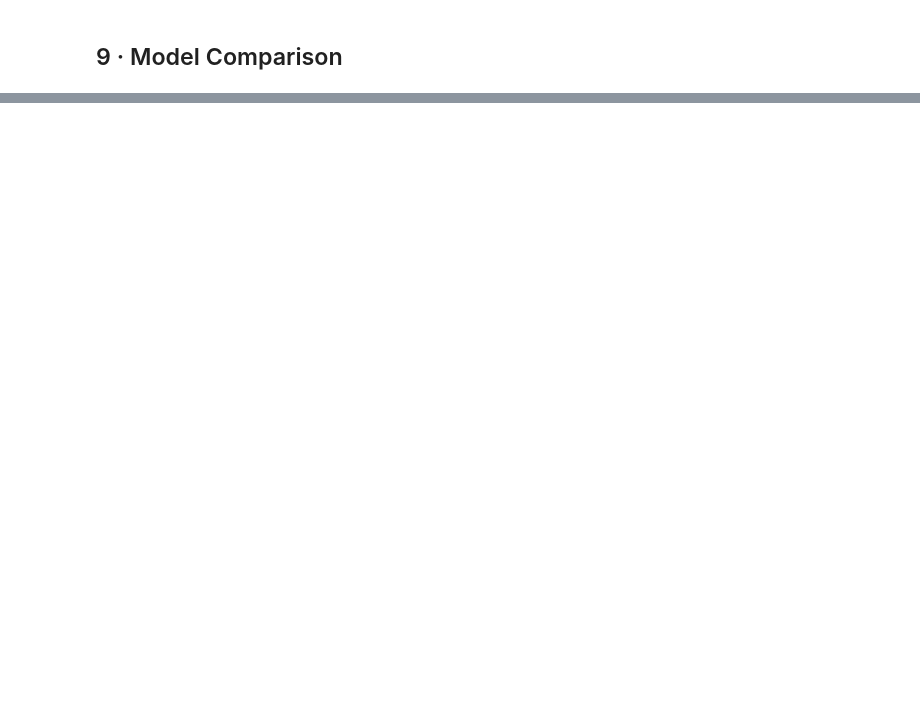
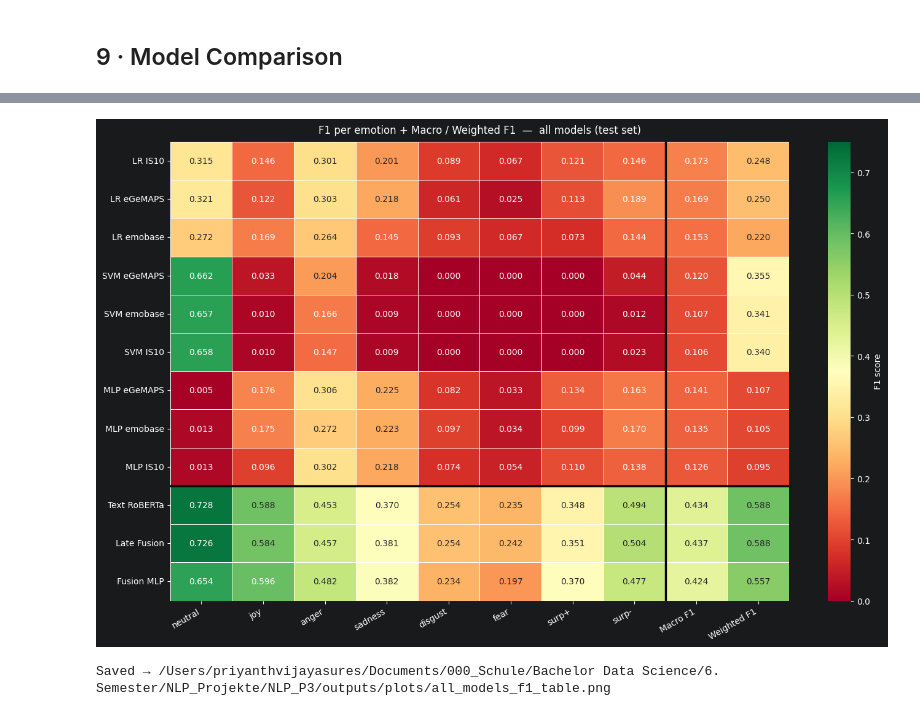
Before and after one commit to pvijayasures/NLP_P3, a Jupyter notebook: notebook/multimodal_experiments.ipynb, the cells around one changed output, grey strips where cells are left out. Drawn from its saved outputs; the diff is of its cells as text; code cells hidden in the pictures; blank space fills up the shorter version.

```diff
--- a/notebook/multimodal_experiments.ipynb
+++ b/notebook/multimodal_experiments.ipynb
@@ -825,0 +1194,65 @@ Plot saved → /Users/priyanthvijayasures/Documents/000_Schule/Bachelor Data Sci
+# %%
+_COL_NAMES = {
+    'neutral': 'neutral', 'joy': 'joy', 'anger': 'anger',
+    'sadness': 'sadness', 'disgust': 'disgust', 'fear': 'fear',
+    'surprise_positive': 'surp+', 'surprise_negative': 'surp-',
+}
+
+_ALL_MODELS_TABLE = {
+    # ── Audio ──────────────────────────────────────────────────────────────
+    'LR IS10':      'audio_lr_is10',
+    'LR eGeMAPS':   'audio_lr_egemaps',
+    'LR emobase':   'audio_lr_emobase',
+    'SVM eGeMAPS':  'audio_svm_egemaps',
+    'SVM emobase':  'audio_svm_emobase',
+    'SVM IS10':     'audio_svm_is10',
+    'MLP eGeMAPS':  'audio_mlp_egemaps',
+    'MLP emobase':  'audio_mlp_emobase',
+    'MLP IS10':     'audio_mlp_is10',
+    # ── Text & fusion ──────────────────────────────────────────────────────
+    'Text RoBERTa': 'text_roberta',
+    'Late Fusion':  LATE_TAG,
+    'Fusion MLP':   TAG,
+}
+_NON_AUDIO = {'Text RoBERTa', 'Late Fusion', 'Fusion MLP'}
+
+_rows = []
+for label, tag in _ALL_MODELS_TABLE.items():
+    p = get_metrics_path(tag)
+    if not p.exists():
+        continue
+    m = json.loads(p.read_text())
+    row = {'Model': label}
+    for c in EMOTION_LABELS:
+        row[_COL_NAMES[c]] = m['per_class'][c]['f1']
+    row['Macro F1']    = m['macro_f1']
+    row['Weighted F1'] = m['weighted_f1']
+    _rows.append(row)
+
+_df_tbl   = pd.DataFrame(_rows).set_index('Model')
+_n_audio  = sum(1 for r in _rows if r['Model'] not in _NON_AUDIO)
+
+fig, ax = plt.subplots(figsize=(14, 0.6 * len(_df_tbl) + 1.5))
+sns.heatmap(
+    _df_tbl, annot=True, fmt='.3f', cmap='RdYlGn',
+    vmin=0.0, vmax=0.75, linewidths=0.4, ax=ax,
+    cbar_kws={'label': 'F1 score'},
+)
+# Separate per-class columns from summary columns
+ax.axvline(x=len(EMOTION_LABELS), color='black', linewidth=2.5)
+# Separate audio models from text/fusion models
+ax.axhline(y=_n_audio, color='black', linewidth=2.5)
+ax.set_title('F1 per emotion + Macro / Weighted F1  —  all models (test set)',
+             fontsize=12, pad=10)
+ax.set_xlabel('')
+ax.set_ylabel('')
+plt.xticks(rotation=30, ha='right')
+plt.tight_layout()
+
+_tbl_path = OUTPUTS_DIR / 'plots' / 'all_models_f1_table.png'
+plt.savefig(_tbl_path, dpi=150, bbox_inches='tight')
+plt.show()
+print(f'Saved → {_tbl_path}')
+# %% [output]
+[figure, added]
+Saved → /Users/priyanthvijayasures/Documents/000_Schule/Bachelor Data Science/6. Semester/NLP_Projekte/NLP_P3/outputs/plots/all_models_f1_table.png
```
Also changed, not shown: parts of 23 cells of this notebook.
